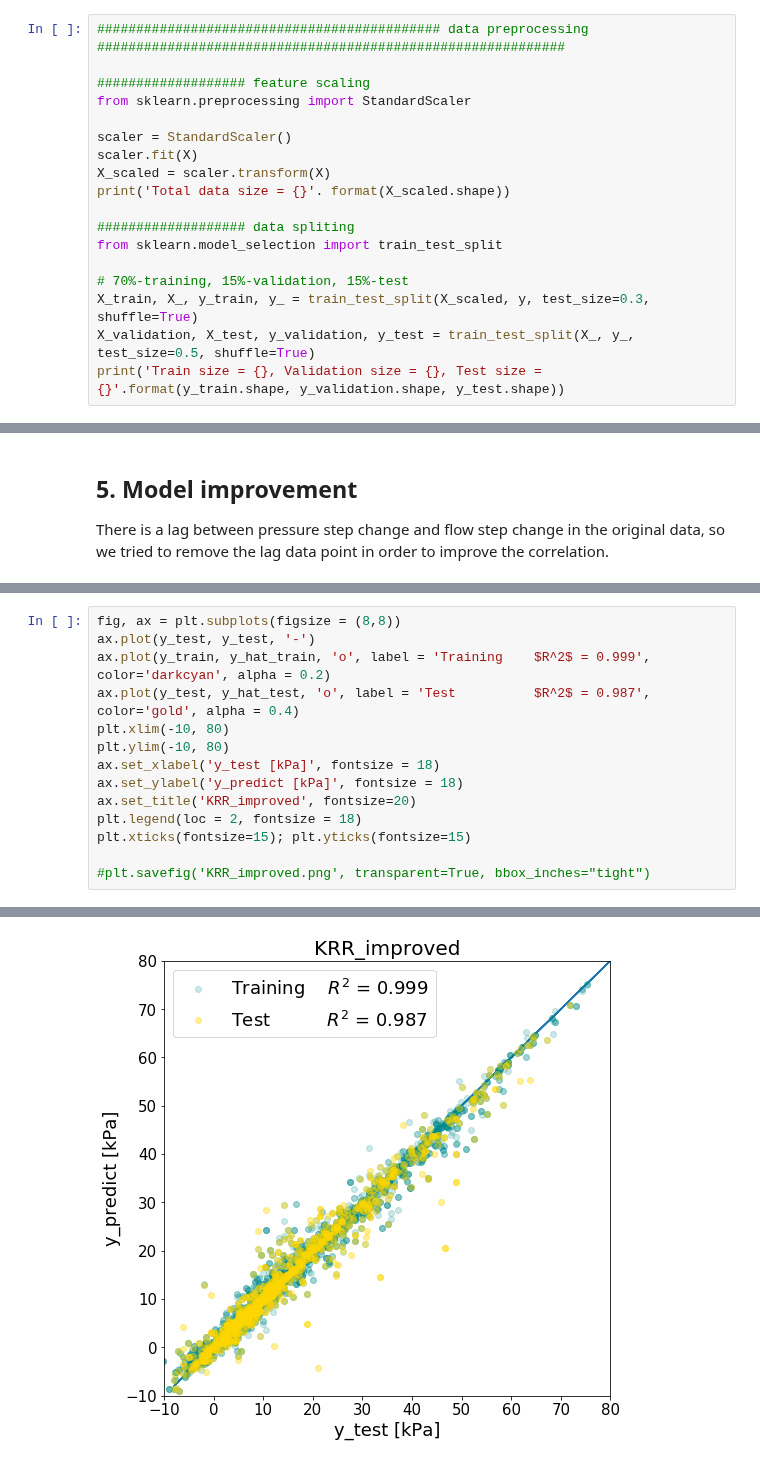
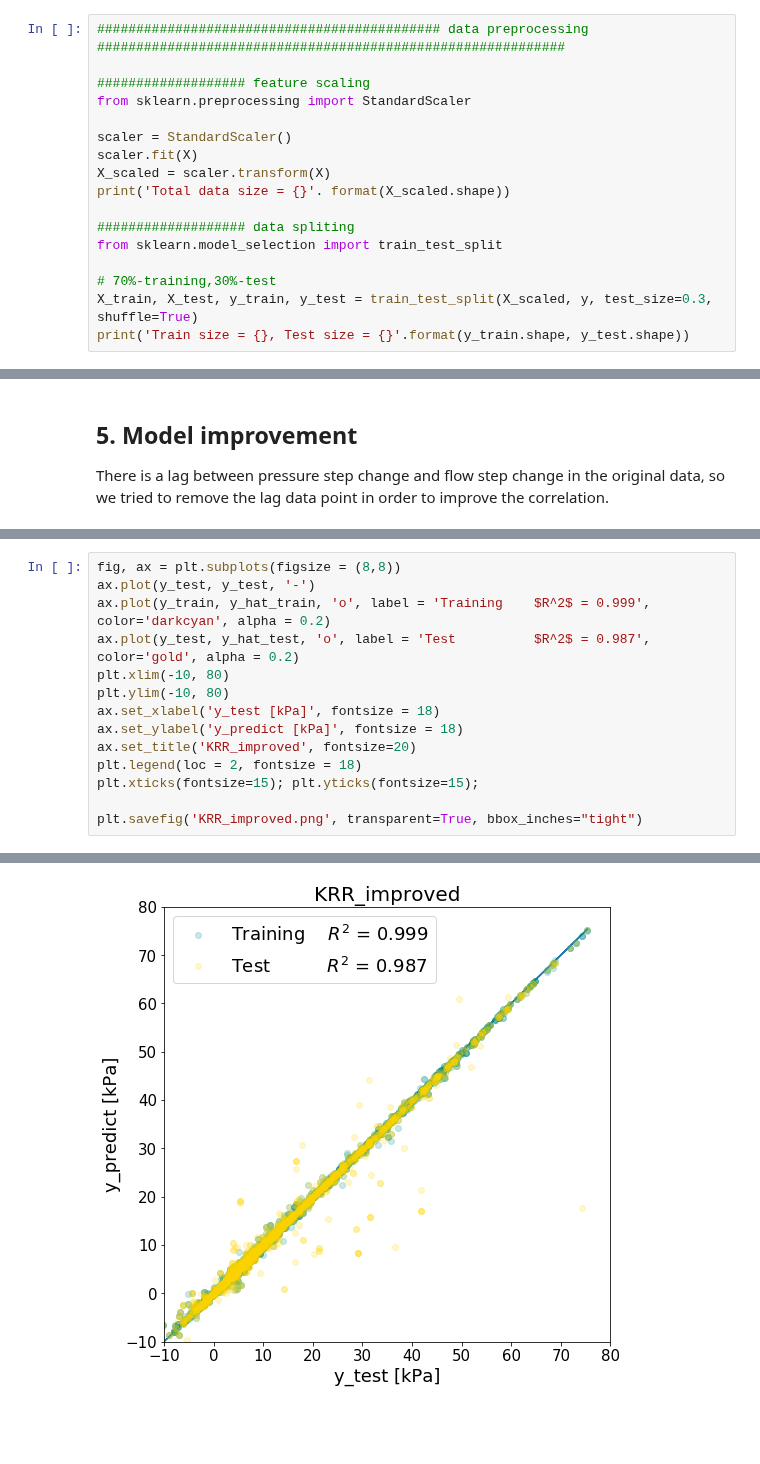
Before and after one commit to triton-wolfe/CHbE-6745-4745-Group-Project, a Jupyter notebook: Group_Project.ipynb, the cells around one changed output, grey strips where cells are left out. Drawn from its saved outputs; the diff is of its cells as text; blank space fills up the shorter version.

Commit message:
Remove validation set

```diff
--- a/Group_Project.ipynb
+++ b/Group_Project.ipynb
@@ -83,9 +83,8 @@ print('Total data size = {}'. format(X_scaled.shape))
 ################### data spliting
 from sklearn.model_selection import train_test_split
 
-# 70%-training, 15%-validation, 15%-test
-X_train, X_, y_train, y_ = train_test_split(X_scaled, y, test_size=0.3, shuffle=True)
-X_validation, X_test, y_validation, y_test = train_test_split(X_, y_, test_size=0.5, shuffle=True)
-print('Train size = {}, Validation size = {}, Test size = {}'.format(y_train.shape, y_validation.shape, y_test.shape))
+# 70%-training,30%-test
+X_train, X_test, y_train, y_test = train_test_split(X_scaled, y, test_size=0.3, shuffle=True)
+print('Train size = {}, Test size = {}'.format(y_train.shape, y_test.shape))
 # %% [output]
 Total data size = (8057, 7)
@@ -438,14 +423,14 @@ Training r^2 = 0.984725126880269, Test r^2 = 0.9560681874566854
 fig, ax = plt.subplots(figsize = (8,8))
 ax.plot(y_test, y_test, '-')
 ax.plot(y_train, y_hat_train, 'o', label = 'Training    $R^2$ = 0.999', color='darkcyan', alpha = 0.2)
-ax.plot(y_test, y_hat_test, 'o', label = 'Test          $R^2$ = 0.987', color='gold', alpha = 0.4)
+ax.plot(y_test, y_hat_test, 'o', label = 'Test          $R^2$ = 0.987', color='gold', alpha = 0.2)
 plt.xlim(-10, 80)
 plt.ylim(-10, 80)
 ax.set_xlabel('y_test [kPa]', fontsize = 18)
 ax.set_ylabel('y_predict [kPa]', fontsize = 18)
 ax.set_title('KRR_improved', fontsize=20)
 plt.legend(loc = 2, fontsize = 18)
-plt.xticks(fontsize=15); plt.yticks(fontsize=15)
+plt.xticks(fontsize=15); plt.yticks(fontsize=15);
 
-#plt.savefig('KRR_improved.png', transparent=True, bbox_inches="tight")
+plt.savefig('KRR_improved.png', transparent=True, bbox_inches="tight")
 # %% [output]
@@ -454,4 +437,4 @@ plt.xticks(fontsize=15); plt.yticks(fontsize=15)
-[figure, old version]
+[figure, new version]
 # %%
 ############################################# loading no_lag data ###########################################################
 df = pd.read_csv('no_lag.csv')
```
Also changed, not shown: parts of 16 cells of this notebook, 8 other files.
